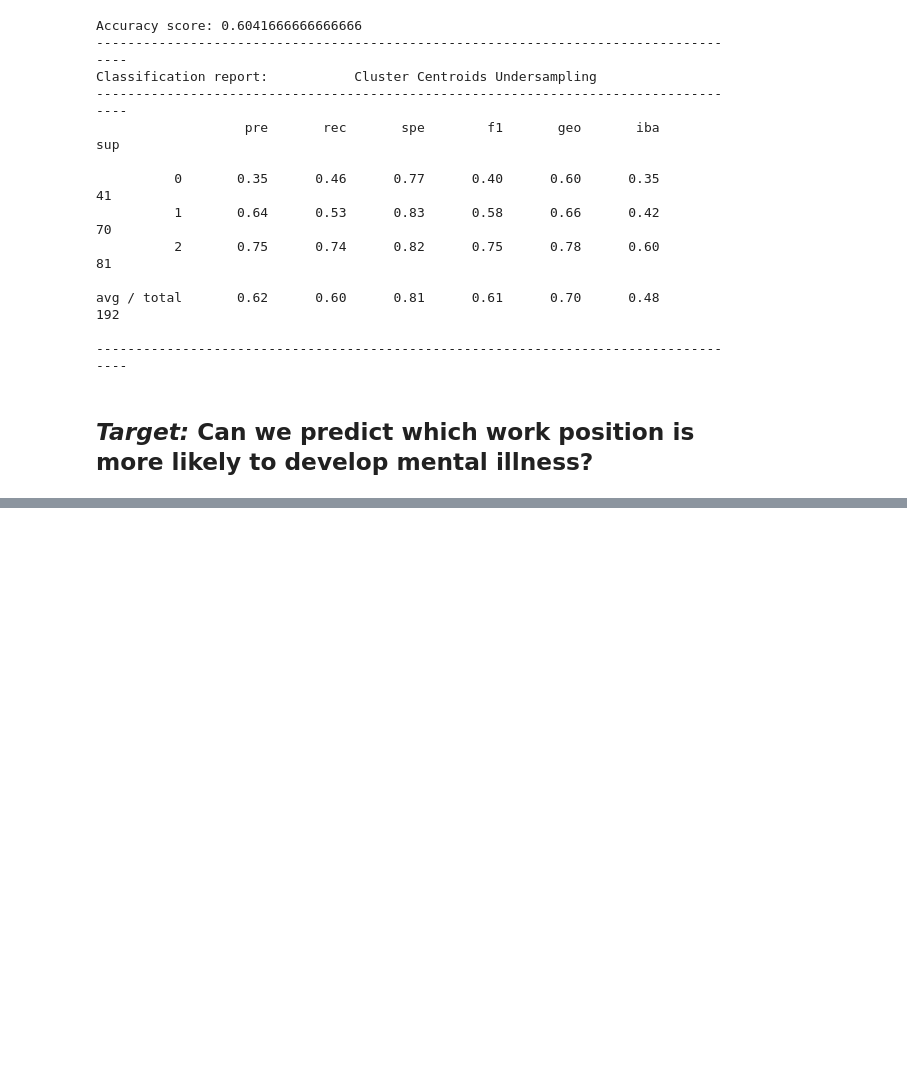
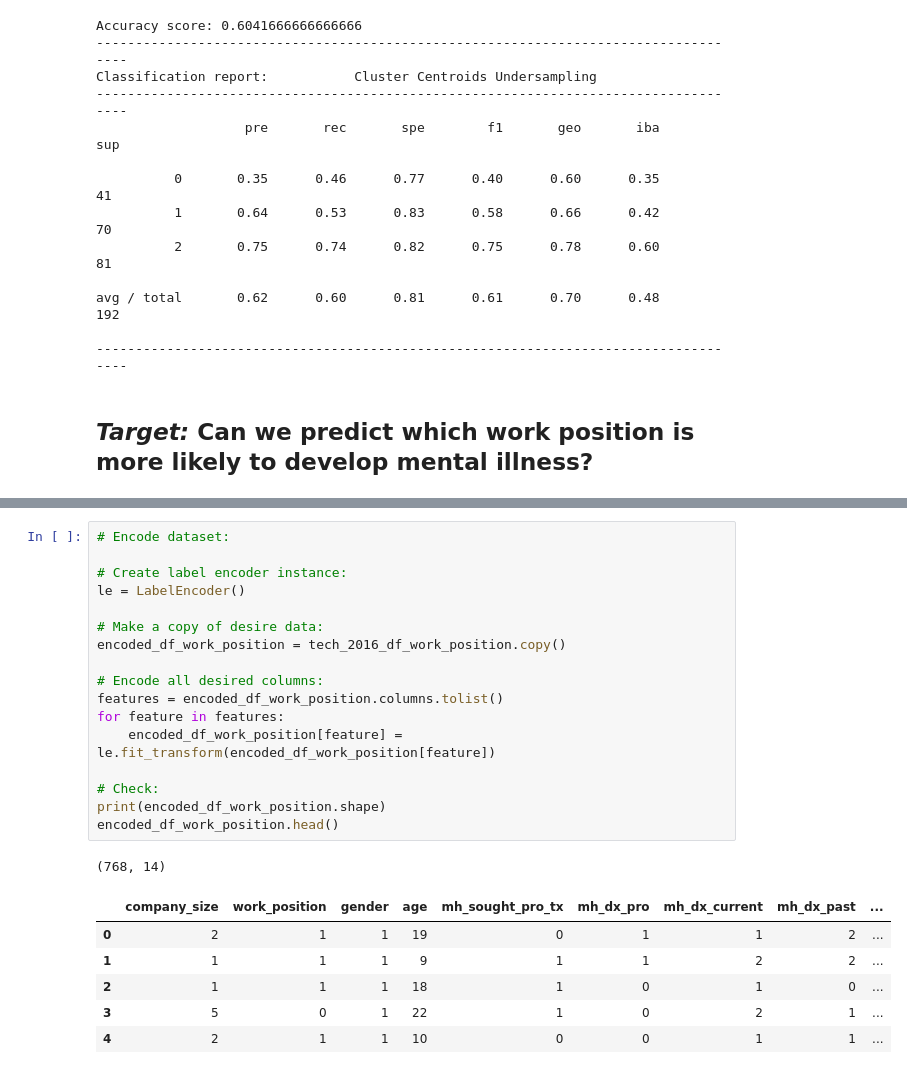
Before and after one commit to ArtTucker/mental_health_and_economics, a Jupyter notebook: machine_learning/machine_learning_from_AWS.ipynb, the cells around one changed output, grey strips where cells are left out. Saved outputs shown, nothing was run; the diff lists cells and outputs as text; blank space fills up the shorter version.

```diff
--- a/machine_learning/machine_learning_from_AWS.ipynb
+++ b/machine_learning/machine_learning_from_AWS.ipynb
@@ -759,0 +805,25 @@ tech_2016_df_work_position.head()
+# %%
+# Encode dataset:
+
+# Create label encoder instance:
+le = LabelEncoder()
+
+# Make a copy of desire data:
+encoded_df_work_position = tech_2016_df_work_position.copy()
+
+# Encode all desired columns:
+features = encoded_df_work_position.columns.tolist()
+for feature in features:
+    encoded_df_work_position[feature] = le.fit_transform(encoded_df_work_position[feature])
+
+# Check:
+print(encoded_df_work_position.shape)
+encoded_df_work_position.head()
+# %% [output]
+(768, 14)
+|  | company_size | work_position | gender | age | mh_sought_pro_tx | mh_dx_pro | mh_dx_current | mh_dx_past | ... |
+| 0 | 2 | 1 | 1 | 19 | 0 | 1 | 1 | 2 | ... |
+| 1 | 1 | 1 | 1 | 9 | 1 | 1 | 2 | 2 | ... |
+| 2 | 1 | 1 | 1 | 18 | 1 | 0 | 1 | 0 | ... |
+| 3 | 5 | 0 | 1 | 22 | 1 | 0 | 2 | 1 | ... |
+| 4 | 2 | 1 | 1 | 10 | 0 | 0 | 1 | 1 | ... |
```
Also changed, not shown: parts of 12 cells of this notebook, 1 other file.
